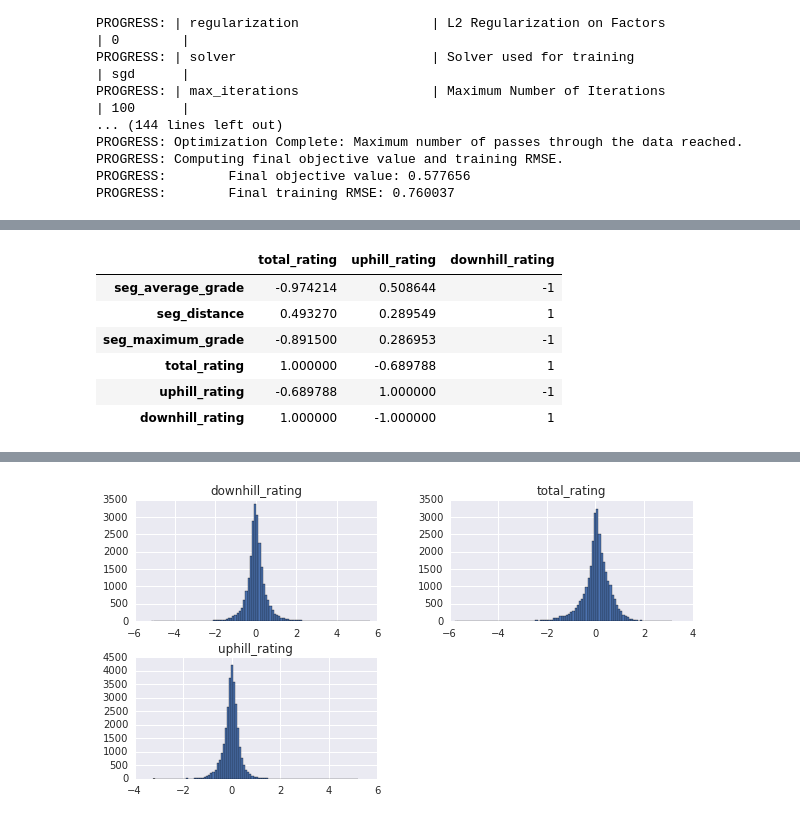
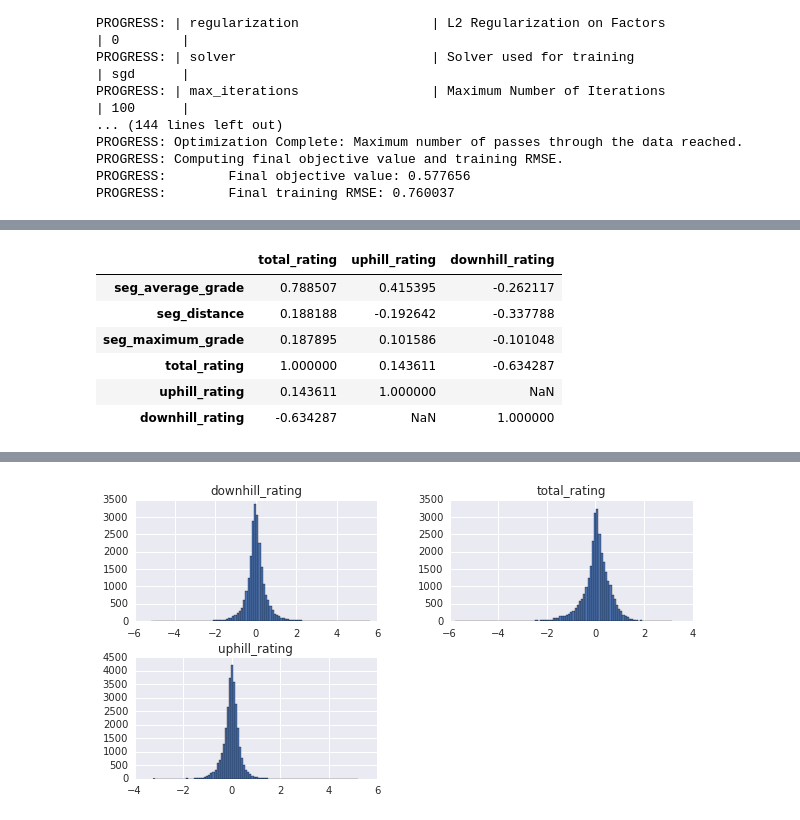
Before and after one commit to Ultramann/Stravaboards, a Jupyter notebook: modeling/model_introspection.ipynb, the cells around one changed output, grey strips where cells are left out. Cells and saved outputs as stored; diff of their text form; code cells hidden in the pictures.

```diff
--- a/modeling/model_introspection.ipynb
+++ b/modeling/model_introspection.ipynb
@@ -56,10 +56,10 @@ vm.testing_rmse(models, training_df)
 # %%
-vm.evaluate_latent_feature_correlations(training_df, athlete_ratings)
+vm.evaluate_latent_feature_correlations(training_df, segment_ratings)
 # %% [output]
 |  | total_rating | uphill_rating | downhill_rating |
-| seg_average_grade | -0.974214 | 0.508644 | -1 |
-| seg_distance | 0.493270 | 0.289549 | 1 |
-| seg_maximum_grade | -0.891500 | 0.286953 | -1 |
-| total_rating | 1.000000 | -0.689788 | 1 |
-| uphill_rating | -0.689788 | 1.000000 | -1 |
-| downhill_rating | 1.000000 | -1.000000 | 1 |
+| seg_average_grade | 0.788507 | 0.415395 | -0.262117 |
+| seg_distance | 0.188188 | -0.192642 | -0.337788 |
+| seg_maximum_grade | 0.187895 | 0.101586 | -0.101048 |
+| total_rating | 1.000000 | 0.143611 | -0.634287 |
+| uphill_rating | 0.143611 | 1.000000 | NaN |
+| downhill_rating | -0.634287 | NaN | 1.000000 |
```
Also changed, not shown: parts of 5 cells of this notebook, 1 other file.
